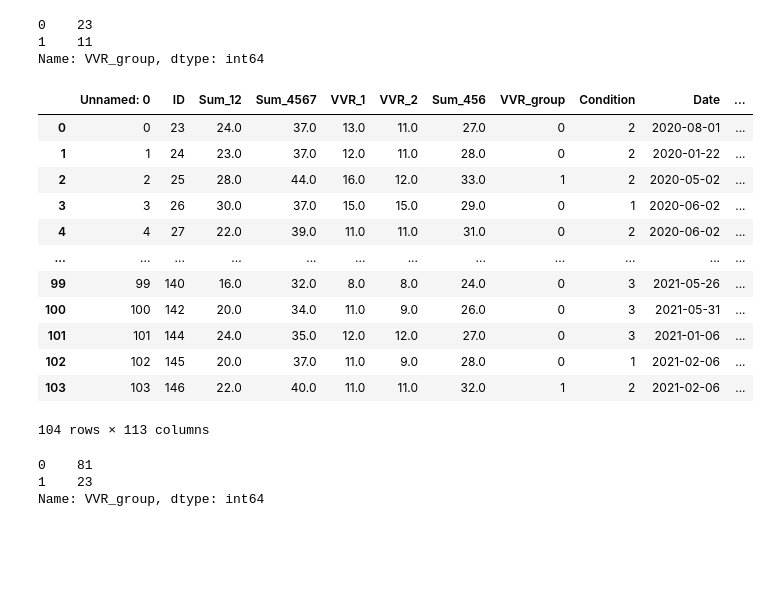
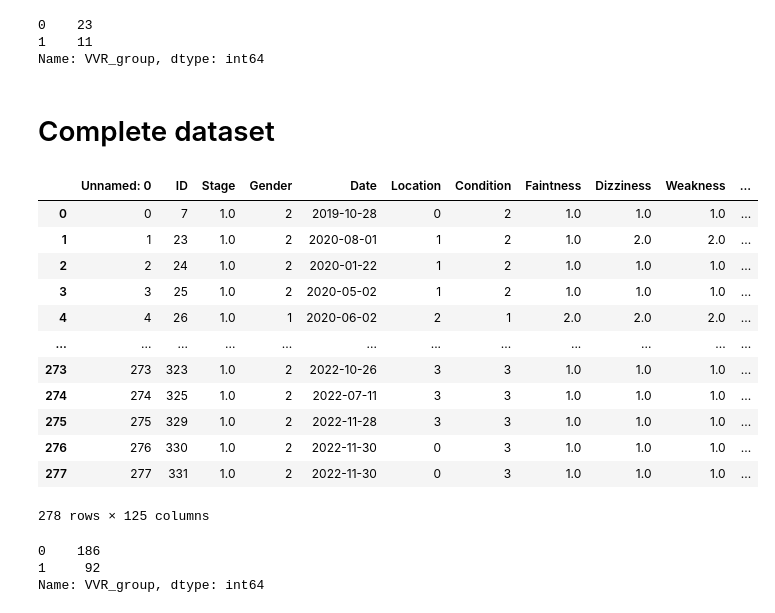
Before and after one commit to DionneSpaltman/predicting_VVR, a Jupyter notebook: models/preparing_data.ipynb, the cells around one changed output. Drawn from its saved outputs; the diff is of its cells as text; code cells hidden in the pictures; blank space fills up the shorter version.

Commit message:
Preparing data

```diff
--- a/models/preparing_data.ipynb
+++ b/models/preparing_data.ipynb
@@ -335,28 +308,30 @@ print(counts_test_june)
 0    23
 1    11
 Name: VVR_group, dtype: int64
+# %% [markdown]
+# Complete dataset
 # %%
-complete_data_may = pd.read_csv("/Users/dionnespaltman/Desktop/V4/standardized_complete_dataset.csv")
+merged_df = pd.read_csv('/Users/dionnespaltman/Desktop/V6/merged_df_11-06-2024.csv')
 # %%
-display(complete_data_may)
+display(merged_df)
 # %% [output]
-|  | Unnamed: 0 | ID | Sum_12 | Sum_4567 | VVR_1 | VVR_2 | Sum_456 | VVR_group | Condition | Date | ... |
-| 0 | 0 | 23 | 24.0 | 37.0 | 13.0 | 11.0 | 27.0 | 0 | 2 | 2020-08-01 | ... |
-| 1 | 1 | 24 | 23.0 | 37.0 | 12.0 | 11.0 | 28.0 | 0 | 2 | 2020-01-22 | ... |
-| 2 | 2 | 25 | 28.0 | 44.0 | 16.0 | 12.0 | 33.0 | 1 | 2 | 2020-05-02 | ... |
-| 3 | 3 | 26 | 30.0 | 37.0 | 15.0 | 15.0 | 29.0 | 0 | 1 | 2020-06-02 | ... |
-| 4 | 4 | 27 | 22.0 | 39.0 | 11.0 | 11.0 | 31.0 | 0 | 2 | 2020-06-02 | ... |
+|  | Unnamed: 0 | ID | Stage | Gender | Date | Location | Condition | Faintness | Dizziness | Weakness | ... |
+| 0 | 0 | 7 | 1.0 | 2 | 2019-10-28 | 0 | 2 | 1.0 | 1.0 | 1.0 | ... |
+| 1 | 1 | 23 | 1.0 | 2 | 2020-08-01 | 1 | 2 | 1.0 | 2.0 | 2.0 | ... |
+| 2 | 2 | 24 | 1.0 | 2 | 2020-01-22 | 1 | 2 | 1.0 | 1.0 | 1.0 | ... |
+| 3 | 3 | 25 | 1.0 | 2 | 2020-05-02 | 1 | 2 | 1.0 | 1.0 | 1.0 | ... |
+| 4 | 4 | 26 | 1.0 | 1 | 2020-06-02 | 2 | 1 | 2.0 | 2.0 | 2.0 | ... |
 | ... | ... | ... | ... | ... | ... | ... | ... | ... | ... | ... | ... |
-| 99 | 99 | 140 | 16.0 | 32.0 | 8.0 | 8.0 | 24.0 | 0 | 3 | 2021-05-26 | ... |
-| 100 | 100 | 142 | 20.0 | 34.0 | 11.0 | 9.0 | 26.0 | 0 | 3 | 2021-05-31 | ... |
-| 101 | 101 | 144 | 24.0 | 35.0 | 12.0 | 12.0 | 27.0 | 0 | 3 | 2021-01-06 | ... |
-| 102 | 102 | 145 | 20.0 | 37.0 | 11.0 | 9.0 | 28.0 | 0 | 1 | 2021-02-06 | ... |
-| 103 | 103 | 146 | 22.0 | 40.0 | 11.0 | 11.0 | 32.0 | 1 | 2 | 2021-02-06 | ... |
+| 273 | 273 | 323 | 1.0 | 2 | 2022-10-26 | 3 | 3 | 1.0 | 1.0 | 1.0 | ... |
+| 274 | 274 | 325 | 1.0 | 2 | 2022-07-11 | 3 | 3 | 1.0 | 1.0 | 1.0 | ... |
+| 275 | 275 | 329 | 1.0 | 2 | 2022-11-28 | 3 | 3 | 1.0 | 1.0 | 1.0 | ... |
+| 276 | 276 | 330 | 1.0 | 2 | 2022-11-30 | 0 | 3 | 1.0 | 1.0 | 1.0 | ... |
+| 277 | 277 | 331 | 1.0 | 2 | 2022-11-30 | 0 | 3 | 1.0 | 1.0 | 1.0 | ... |
-104 rows × 113 columns
+278 rows × 125 columns
 # %%
-counts_may = complete_data_may['VVR_group'].value_counts()
-print(counts_may)
+counts = merged_df['VVR_group'].value_counts()
+print(counts)
 # %% [output]
-0    81
-1    23
+0    186
+1     92
 Name: VVR_group, dtype: int64
```
Also changed, not shown: parts of 43 cells of this notebook, 1 other file.
